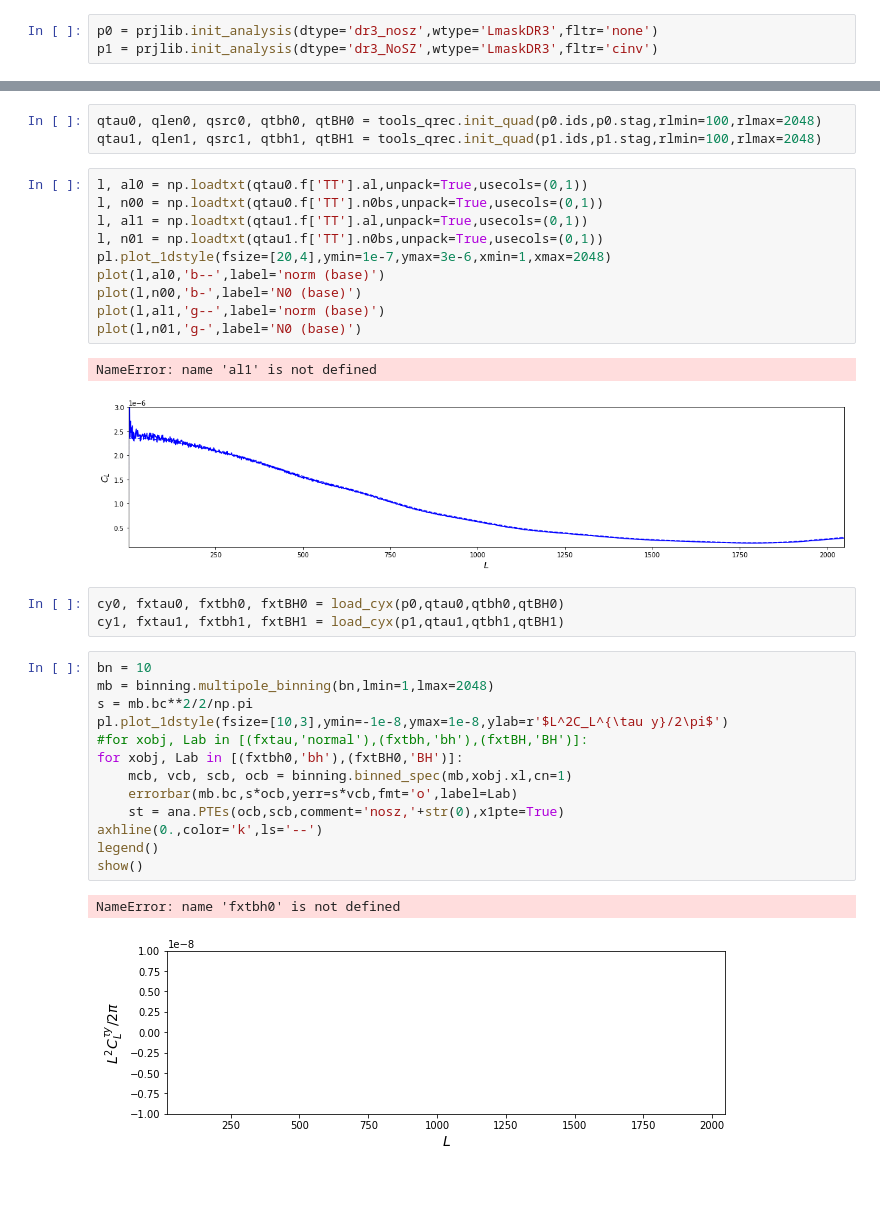
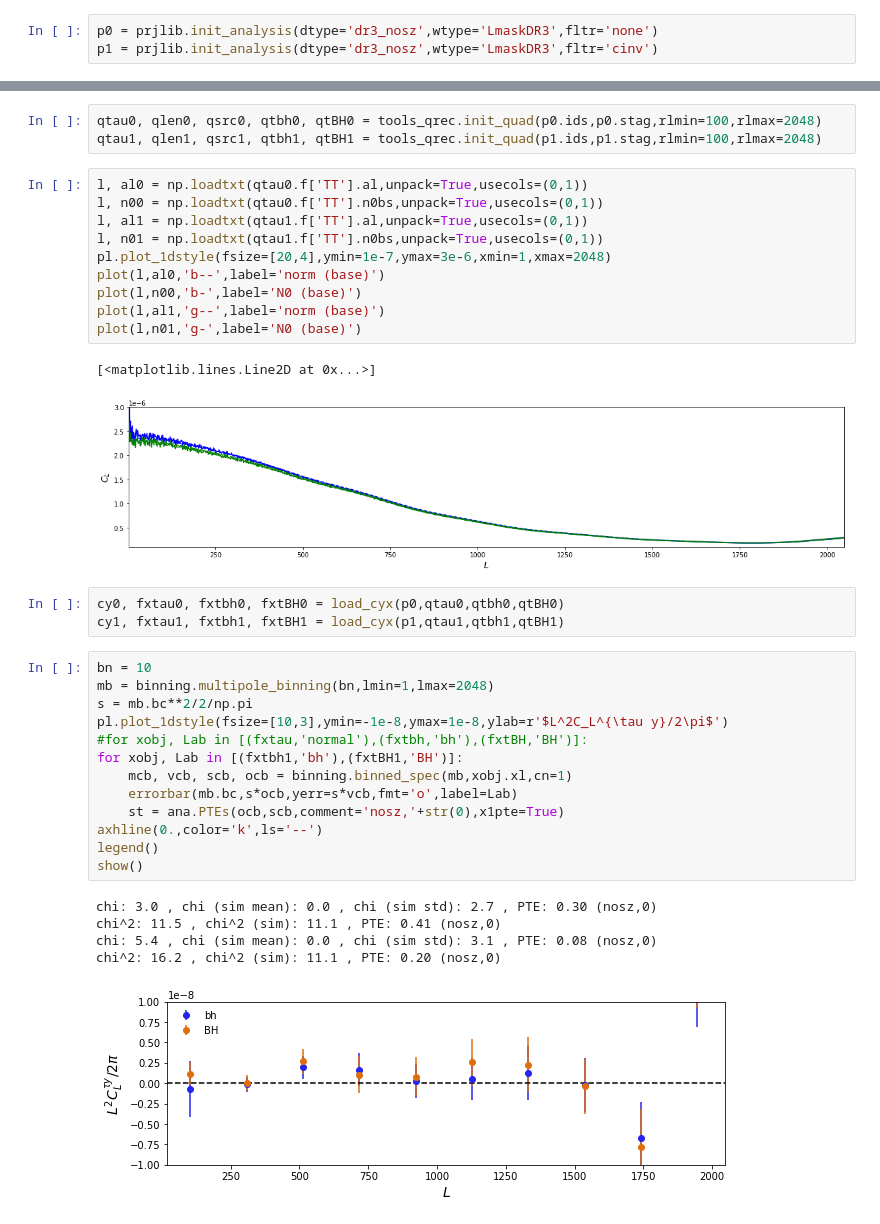
Before and after one commit to toshiyan/planck-tauxy, a Jupyter notebook: check_nosz.ipynb, the cells around one changed output, grey strips where cells are left out. Saved outputs shown, nothing was run; the diff lists cells and outputs as text; blank space fills up the shorter version.

```diff
--- a/check_nosz.ipynb
+++ b/check_nosz.ipynb
@@ -10,4 +10,4 @@ def load_cyx(param,qtau,qtbh,qtBH):
     return cy, fxtau, fxtbh, fxtBH
 # %%
 p0 = prjlib.init_analysis(dtype='dr3_nosz',wtype='LmaskDR3',fltr='none')
-p1 = prjlib.init_analysis(dtype='dr3_NoSZ',wtype='LmaskDR3',fltr='cinv')
+p1 = prjlib.init_analysis(dtype='dr3_nosz',wtype='LmaskDR3',fltr='cinv')
@@ -39,24 +50,27 @@ plot(l,n00,'b-',label='N0 (base)')
 plot(l,al1,'g--',label='norm (base)')
 plot(l,n01,'g-',label='N0 (base)')
 # %% [output]
-NameError: name 'al1' is not defined
+[<matplotlib.lines.Line2D at 0x...>]
-[figure, old version]
+[figure, new version]
 # %%
 cy0, fxtau0, fxtbh0, fxtBH0 = load_cyx(p0,qtau0,qtbh0,qtBH0)
 cy1, fxtau1, fxtbh1, fxtBH1 = load_cyx(p1,qtau1,qtbh1,qtBH1)
 # %%
 bn = 10
 mb = binning.multipole_binning(bn,lmin=1,lmax=2048)
 s = mb.bc**2/2/np.pi
 pl.plot_1dstyle(fsize=[10,3],ymin=-1e-8,ymax=1e-8,ylab=r'$L^2C_L^{\tau y}/2\pi$')
 #for xobj, Lab in [(fxtau,'normal'),(fxtbh,'bh'),(fxtBH,'BH')]:
-for xobj, Lab in [(fxtbh0,'bh'),(fxtBH0,'BH')]:
+for xobj, Lab in [(fxtbh1,'bh'),(fxtBH1,'BH')]:
     mcb, vcb, scb, ocb = binning.binned_spec(mb,xobj.xl,cn=1)
     errorbar(mb.bc,s*ocb,yerr=s*vcb,fmt='o',label=Lab)
     st = ana.PTEs(ocb,scb,comment='nosz,'+str(0),x1pte=True)
 axhline(0.,color='k',ls='--')
 legend()
 show()
 # %% [output]
-NameError: name 'fxtbh0' is not defined
+chi: 3.0 , chi (sim mean): 0.0 , chi (sim std): 2.7 , PTE: 0.30 (nosz,0)
+chi^2: 11.5 , chi^2 (sim): 11.1 , PTE: 0.41 (nosz,0)
+chi: 5.4 , chi (sim mean): 0.0 , chi (sim std): 3.1 , PTE: 0.08 (nosz,0)
+chi^2: 16.2 , chi^2 (sim): 11.1 , PTE: 0.20 (nosz,0)
-[figure, old version]
+[figure, new version]
```
Also changed, not shown: parts of 5 cells of this notebook, 26 other files.
